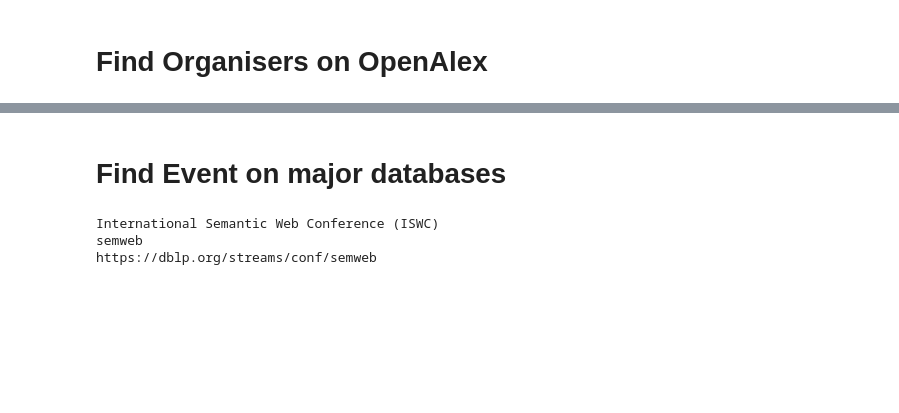
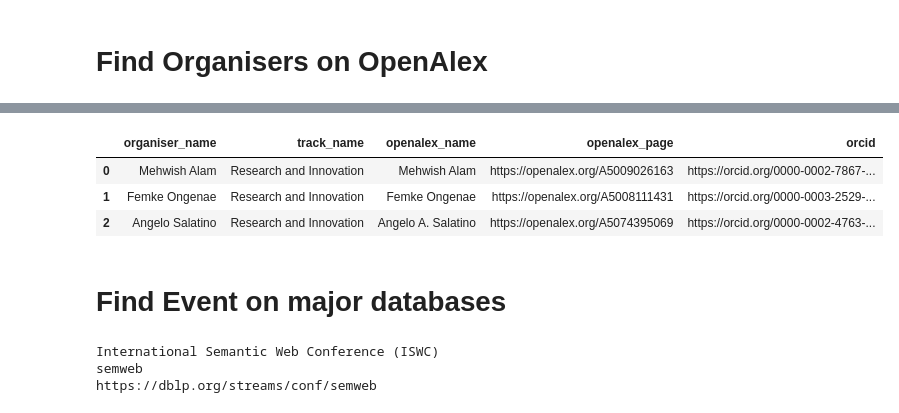
Before and after one commit to angelosalatino/oc-conf-detection, a Jupyter notebook: Prototype_2.ipynb, the cells around one changed output, grey strips where cells are left out. Drawn from its saved outputs; the diff is of its cells as text; code cells hidden in the pictures; blank space fills up the shorter version.

```diff
--- a/Prototype_2.ipynb
+++ b/Prototype_2.ipynb
@@ -299,3 +278,17 @@ organisers.rename(columns={"organiser_name": "Name",
+# %%
+def check_series(x):
+    for i in x:
+        if len(i) > 0:
+            return True
+    return False
+
+final_list_columns = organisers.apply(lambda x: check_series(x), axis=0)
+organisers[final_list_columns[final_list_columns==True].index]
+# %% [output]
+|  | organiser_name | track_name | openalex_name | openalex_page | orcid |
+| 0 | Mehwish Alam | Research and Innovation | Mehwish Alam | https://openalex.org/A5009026163 | https://orcid.org/0000-0002-7867-... |
+| 1 | Femke Ongenae | Research and Innovation | Femke Ongenae | https://openalex.org/A5008111431 | https://orcid.org/0000-0003-2529-... |
+| 2 | Angelo Salatino | Research and Innovation | Angelo A. Salatino | https://openalex.org/A5074395069 | https://orcid.org/0000-0002-4763-... |
 # %% [markdown]
 # Find Event on major databases
 # %%
```
Also changed, not shown: parts of 3 cells of this notebook, 2 other files.
